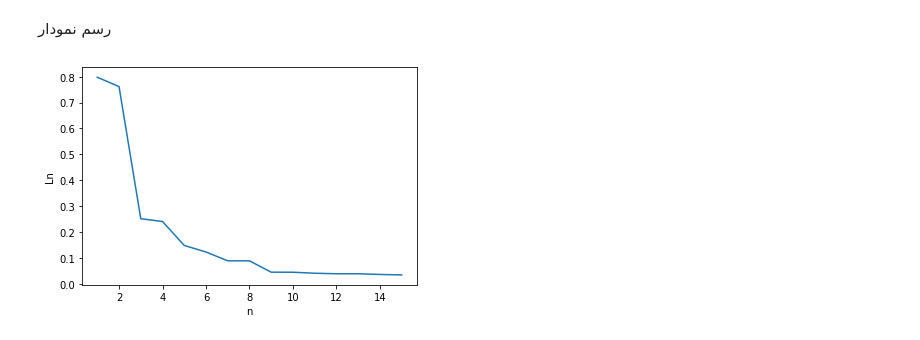
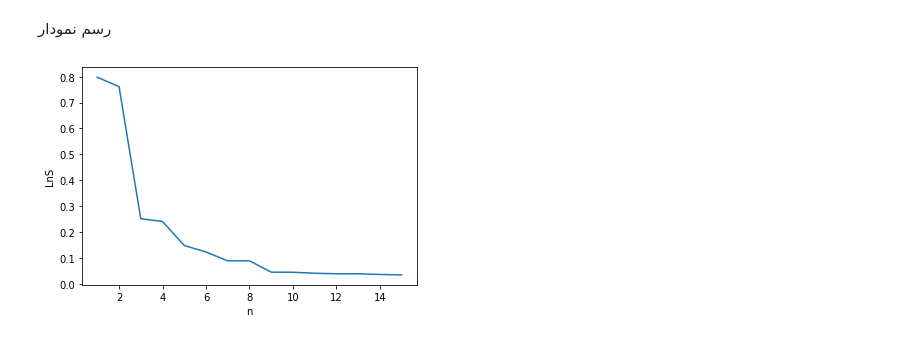
Before and after one commit to alirezakhaleghianaghizi/ml_1401, a Jupyter notebook: q2ml1401.ipynb, the cells around one changed output. Drawn from its saved outputs; the diff is of its cells as text; code cells hidden in the pictures.

```diff
--- a/q2ml1401.ipynb
+++ b/q2ml1401.ipynb
@@ -130,13 +130,13 @@ max15
 # %%
 import matplotlib.pyplot as plt
 xaxis=[]
 for i in range(15):
   xaxis.append(i+1)
 xpoints = np.array(xaxis)
 ypoints = np.array(Ln)
 plt.xlabel("n")
-plt.ylabel("Ln")
+plt.ylabel("LnS")
 plt.plot(xpoints, ypoints)
 plt.show()
 # %% [output]
-[figure, old version]
+[figure, new version]
```
Also changed, not shown: parts of 10 cells of this notebook.
